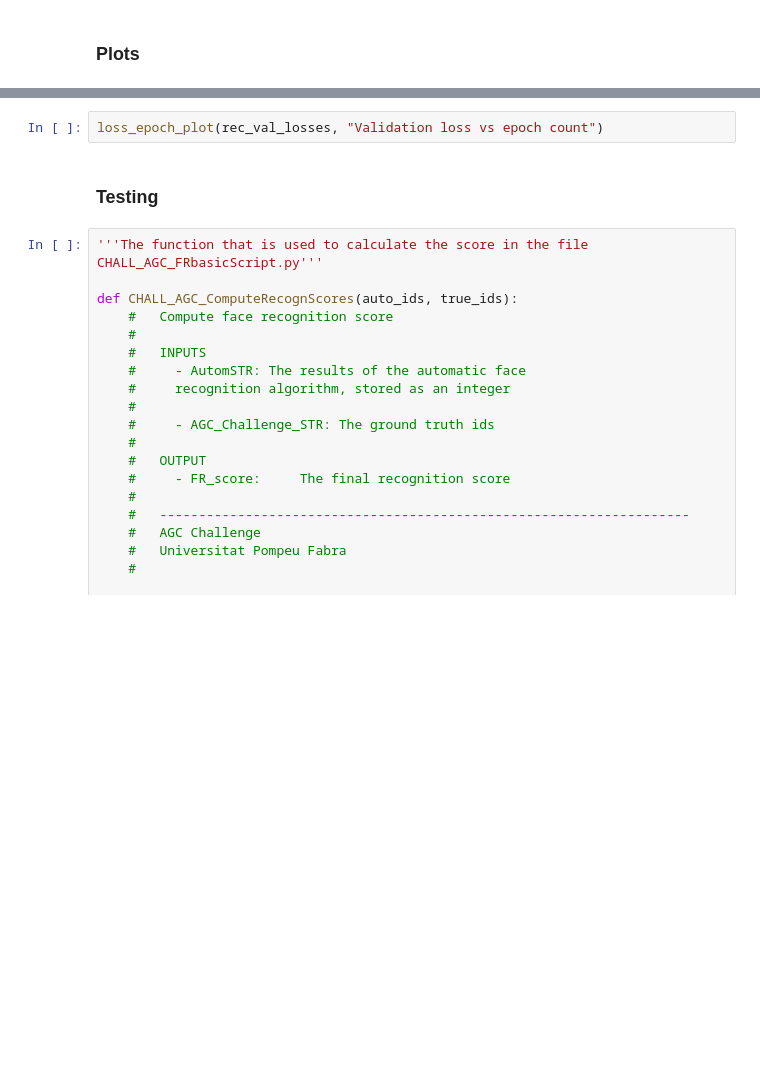
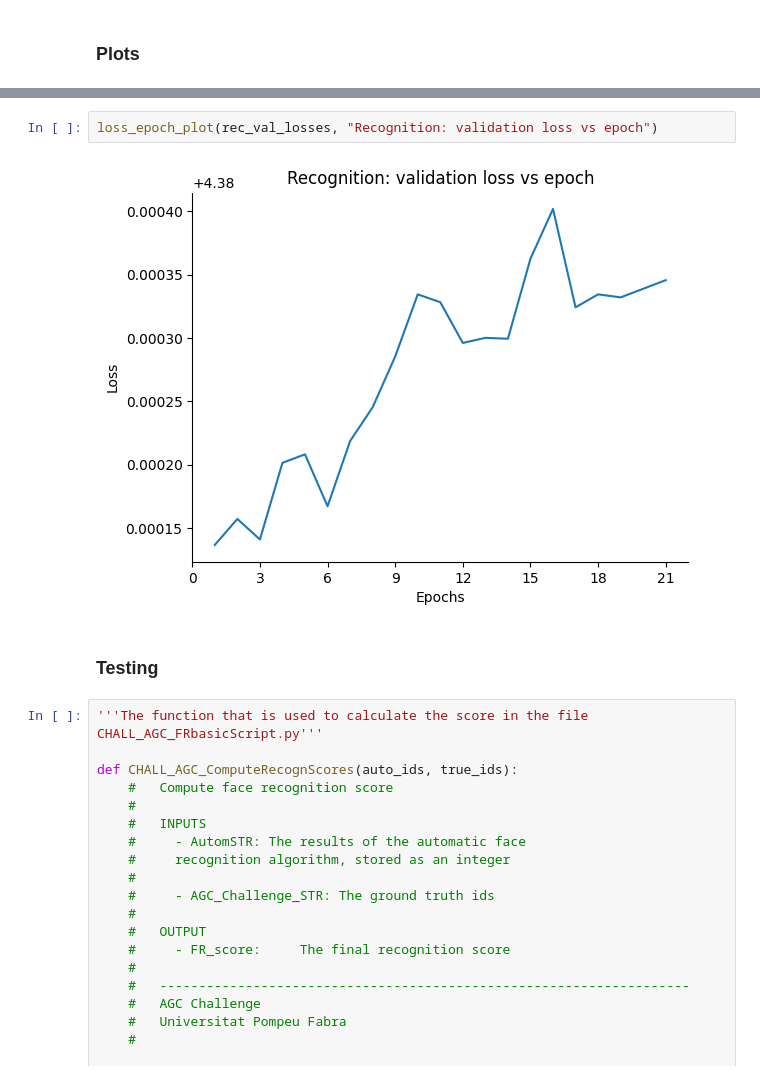
Before and after one commit to LucaFranceschi01/AGiC-2024, a Jupyter notebook: Lab4/cnn_models.ipynb, the cells around one changed output, grey strips where cells are left out. Cells and saved outputs as stored; diff of their text form; blank space fills up the shorter version.

```diff
--- a/Lab4/cnn_models.ipynb
+++ b/Lab4/cnn_models.ipynb
@@ -539,5 +660,7 @@ loss_epoch_plot(rec_tr_losses, "Training loss vs epoch count")
 # %%
-loss_epoch_plot(rec_val_losses, "Validation loss vs epoch count")
+loss_epoch_plot(rec_val_losses, "Recognition: validation loss vs epoch")
+# %% [output]
+[figure, added]
 # %% [markdown]
 ### Testing
 # %%
```
Also changed, not shown: parts of 15 cells of this notebook, 2 other files.
